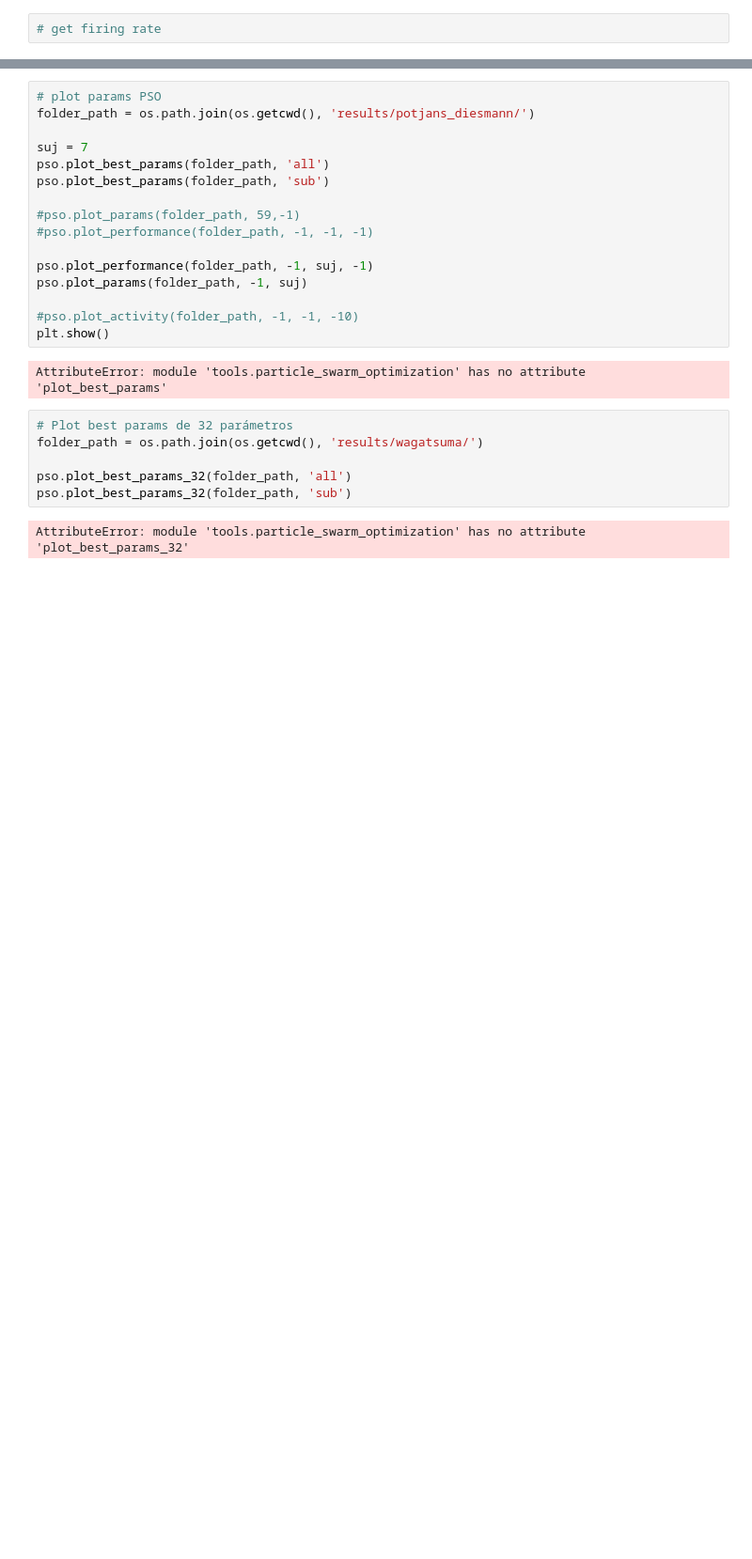
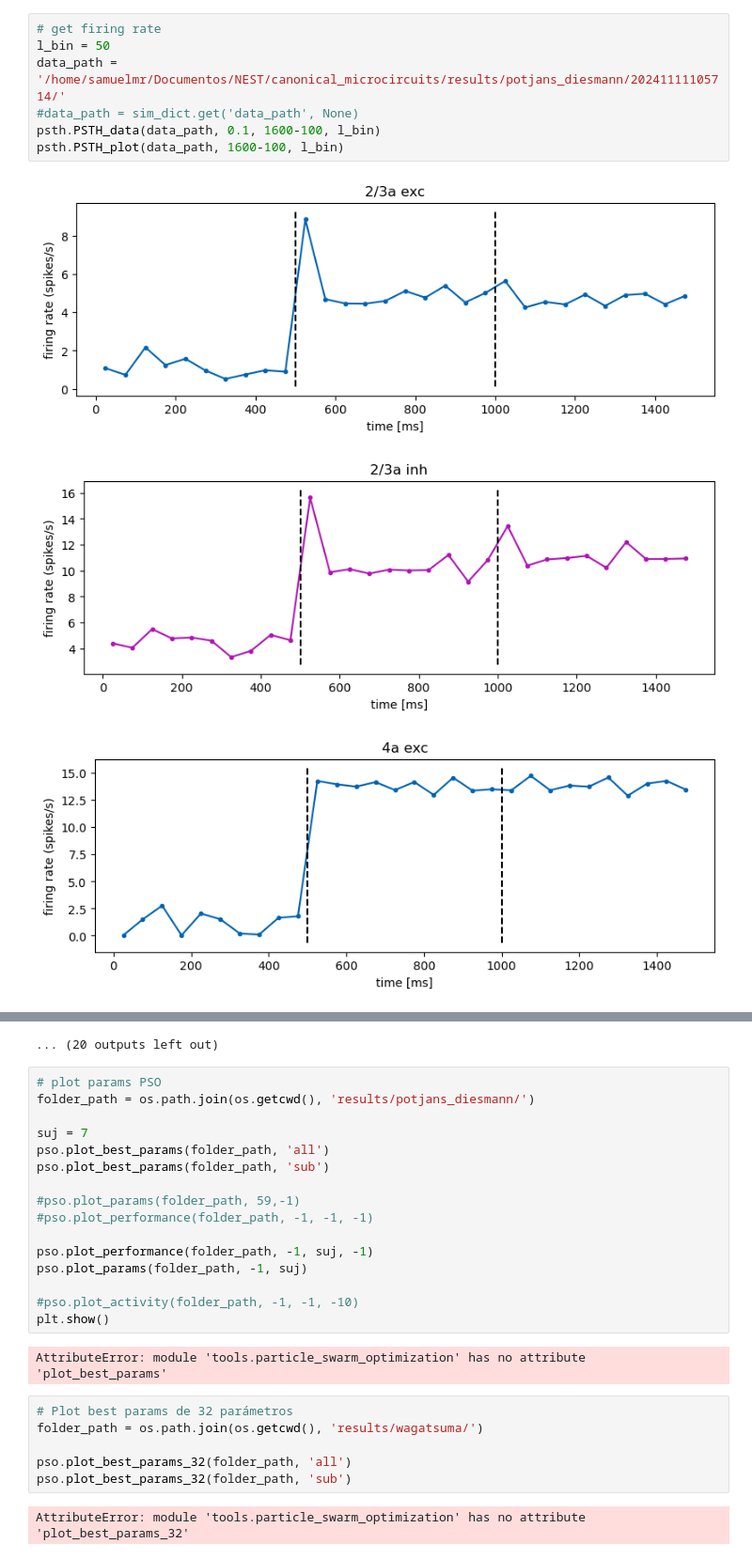
Before and after one commit to smadariagar/canonical_microcircuits, a Jupyter notebook: run_models.ipynb, the cells around one changed output, grey strips where cells are left out. Shown at 94% size. Drawn from its saved outputs; the diff is of its cells as text; blank space fills up the shorter version.

```diff
--- a/run_models.ipynb
+++ b/run_models.ipynb
@@ -29,5 +29,14 @@ warnings.filterwarnings("ignore")
    Visit https://www.nest-simulator.org
 
  Type 'nest.help()' to find out more about NEST.
-# %%
-# get firing rate
+# %%
+# get firing rate
+l_bin = 50
+data_path = '/home/samuelmr/Documentos/NEST/canonical_microcircuits/results/potjans_diesmann/20241111105714/'
+#data_path = sim_dict.get('data_path', None)
+psth.PSTH_data(data_path, 0.1, 1600-100, l_bin)
+psth.PSTH_plot(data_path, 1600-100, l_bin)
+# %% [output]
+[figure, added]
+[figure, added]
+[figure, added]
@@ -34,3 +52,4 @@ warnings.filterwarnings("ignore")
+... (20 outputs left out)
 # %%
 # plot params PSO
 folder_path = os.path.join(os.getcwd(), 'results/potjans_diesmann/')
```
Also changed, not shown: parts of 2 cells of this notebook, 10 other files.
